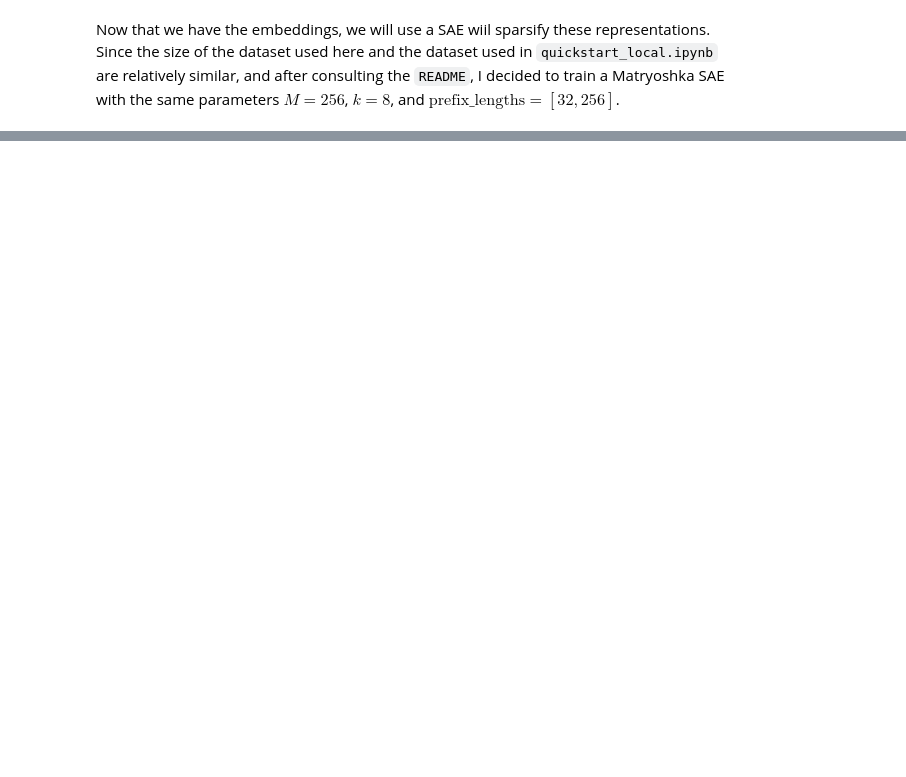
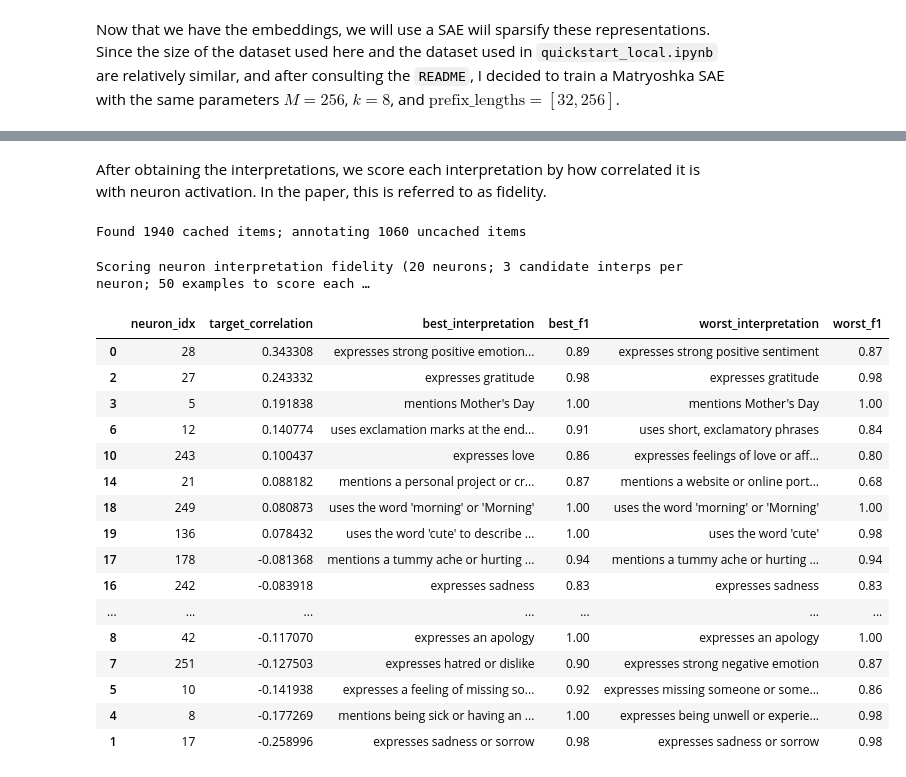
Before and after one commit to lordkilgore/HypotheSAEs, a Jupyter notebook: phoenix/deliverable.ipynb, the cells around one changed output, grey strips where cells are left out. Cells and saved outputs as stored; diff of their text form; code cells hidden in the pictures; blank space fills up the shorter version.

```diff
--- a/phoenix/deliverable.ipynb
+++ b/phoenix/deliverable.ipynb
@@ -60,4 +74,5 @@ Now that we have the embeddings, we will use a SAE wiil sparsify these represent
 # %%
 checkpoint_dir = os.path.join(base_dir, "checkpoints", CACHE_NAME)
 sae = train_sae(embeddings=train_embeddings, M=256, K=8, matryoshka_prefix_lengths=[32, 256], checkpoint_dir=checkpoint_dir, val_embeddings=val_embeddings)
+train_activations = sae.get_activations(train_embeddings)
 # %% [output]
@@ -67,0 +83,10 @@ Saved model to data/checkpoints/twitter_quickstart_local_nomic-ai/modernbert-emb
+# %%
+selection_method = "correlation"
+top_neuron_count = 20
+
+selected_neurons, scores = select_neurons(
+    activations=train_activations,
+    target=train_sentiments,
+    n_select=top_neuron_count,
+    method=selection_method,
+)
@@ -67,0 +138,61 @@ Saved model to data/checkpoints/twitter_quickstart_local_nomic-ai/modernbert-emb
+# %% [markdown]
+After obtaining the interpretations, we score each interpretation by how correlated it is with neuron activation. In the paper, this is referred to as fidelity.
+# %%
+# This cell is entirely borrowed from detailed_usage.ipynb.
+
+scoring_config = ScoringConfig(
+    n_examples=50,
+    max_words_per_example=128,
+)
+
+all_metrics = interpreter.score_interpretations(
+    texts=train_texts,
+    activations=train_activations,
+    interpretations=interpretations,
+    config=scoring_config,
+)
+
+interpretations_data = []
+for neuron_idx in selected_neurons:
+    neuron_metrics = all_metrics[neuron_idx]
+    best_interp, best_metrics = max(neuron_metrics.items(), key=lambda x: x[1]['f1'])
+    worst_interp, worst_metrics = min(neuron_metrics.items(), key=lambda x: x[1]['f1'])
+
+    interpretations_data.append({
+        'neuron_idx': neuron_idx,
+        f'target_{selection_method}': scores[selected_neurons.index(neuron_idx)],
+        'best_interpretation': best_interp,
+        'best_f1': best_metrics['f1'],
+        'worst_interpretation': worst_interp,
+        'worst_f1': worst_metrics['f1']
+    })
+
+best_interp_df = pd.DataFrame(interpretations_data).sort_values(by=f'target_{selection_method}', ascending=False)
+
+display(
+    best_interp_df.style.format({
+        'separation_score': '{:.2f}',
+        'best_f1': '{:.2f}',
+        'worst_f1': '{:.2f}'
+    })
+)
+# %% [output]
+Found 1940 cached items; annotating 1060 uncached items
+Scoring neuron interpretation fidelity (20 neurons; 3 candidate interps per neuron; 50 examples to score each …
+|  | neuron_idx | target_correlation | best_interpretation | best_f1 | worst_interpretation | worst_f1 |
+| 0 | 28 | 0.343308 | expresses strong positive emotion... | 0.89 | expresses strong positive sentiment | 0.87 |
+| 2 | 27 | 0.243332 | expresses gratitude | 0.98 | expresses gratitude | 0.98 |
+| 3 | 5 | 0.191838 | mentions Mother's Day | 1.00 | mentions Mother's Day | 1.00 |
+| 6 | 12 | 0.140774 | uses exclamation marks at the end... | 0.91 | uses short, exclamatory phrases | 0.84 |
+| 10 | 243 | 0.100437 | expresses love | 0.86 | expresses feelings of love or aff... | 0.80 |
+| 14 | 21 | 0.088182 | mentions a personal project or cr... | 0.87 | mentions a website or online port... | 0.68 |
+| 18 | 249 | 0.080873 | uses the word 'morning' or 'Morning' | 1.00 | uses the word 'morning' or 'Morning' | 1.00 |
+| 19 | 136 | 0.078432 | uses the word 'cute' to describe ... | 1.00 | uses the word 'cute' | 0.98 |
+| 17 | 178 | -0.081368 | mentions a tummy ache or hurting ... | 0.94 | mentions a tummy ache or hurting ... | 0.94 |
+| 16 | 242 | -0.083918 | expresses sadness | 0.83 | expresses sadness | 0.83 |
+| ... | ... | ... | ... | ... | ... | ... |
+| 8 | 42 | -0.117070 | expresses an apology | 1.00 | expresses an apology | 1.00 |
+| 7 | 251 | -0.127503 | expresses hatred or dislike | 0.90 | expresses strong negative emotion | 0.87 |
+| 5 | 10 | -0.141938 | expresses a feeling of missing so... | 0.92 | expresses missing someone or some... | 0.86 |
+| 4 | 8 | -0.177269 | mentions being sick or having an ... | 1.00 | expresses being unwell or experie... | 0.98 |
+| 1 | 17 | -0.258996 | expresses sadness or sorrow | 0.98 | expresses sadness or sorrow | 0.98 |
```
Also changed, not shown: parts of 11 cells of this notebook, 4 other files.
